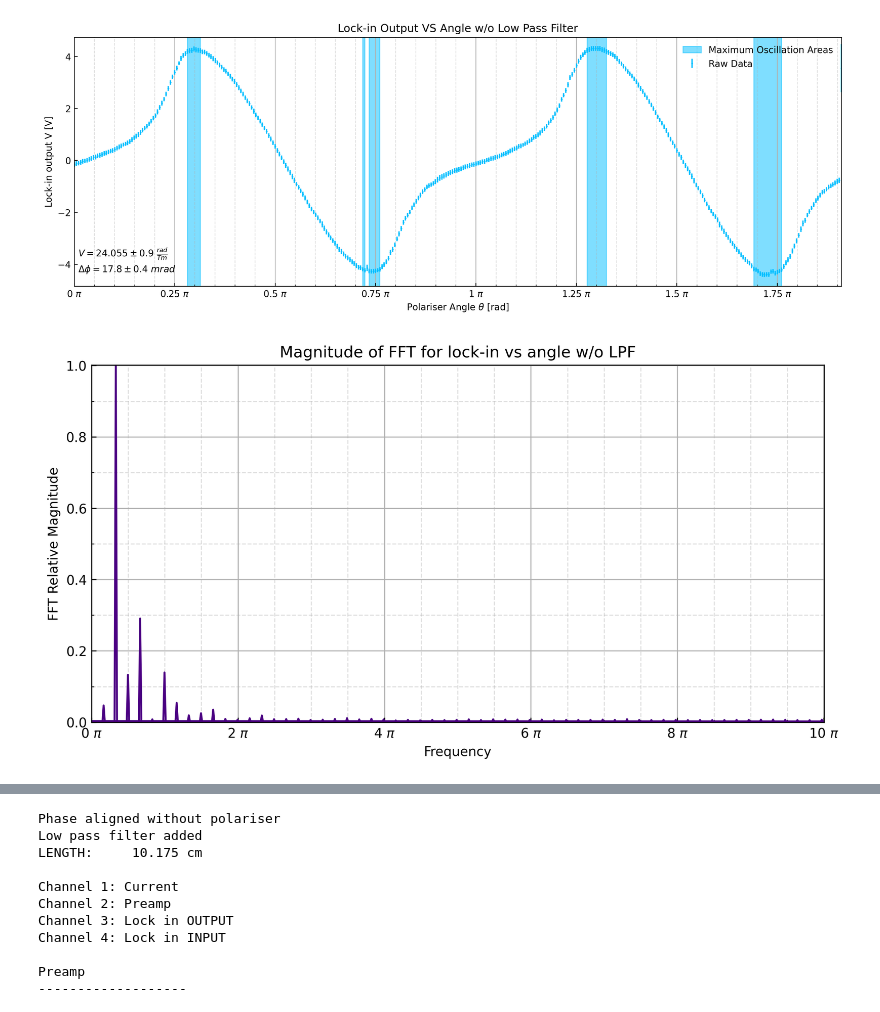
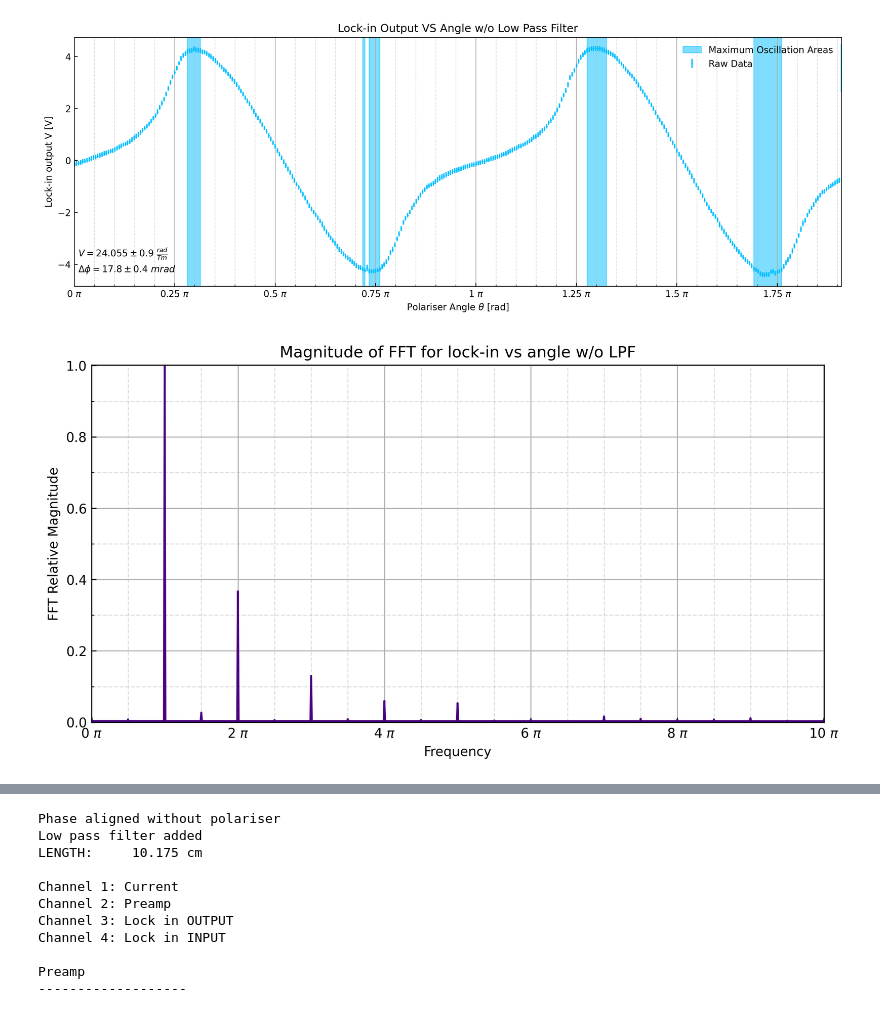
Before and after one commit to PanosEconomou/advanced-lab, a Jupyter notebook: 2.Faraday-Rotation/1.Lab-Data/7.FARADAY__Mar-29-2021__14-40-24/7.AC_ANALYSIS.ipynb, the cells around one changed output, grey strips where cells are left out. Saved outputs shown, nothing was run; the diff lists cells and outputs as text; code cells hidden in the pictures.

Commit message:
Phase Corrections

```diff
--- a/2.Faraday-Rotation/1.Lab-Data/7.FARADAY__Mar-29-2021__14-40-24/7.AC_ANALYSIS.ipynb
+++ b/2.Faraday-Rotation/1.Lab-Data/7.FARADAY__Mar-29-2021__14-40-24/7.AC_ANALYSIS.ipynb
@@ -314,7 +314,10 @@ V:       24.055327918399673 0.9275073203711743
 import numpy.fft as fft
 
 N=50
-fit_voltage = np.tile(voltage,10)
+Npts = int(360/angle_correction * 360)
+fit_voltage = np.append(voltage,np.linspace(voltage[-2],voltage[0],Npts-360))
+fit_voltage = np.tile(fit_voltage,N)
+fit_angles = np.tile(np.linspace(0,360,Npts),N)
 
 F = fft.fft(fit_voltage)
 Freq = fft.fftfreq(len(fit_voltage),((angles[2]-angles[1])/180*np.pi))
@@ -324,38 +327,38 @@ Freq = fft.fftfreq(len(fit_voltage),((angles[2]-angles[1])/180*np.pi))
 fig = plt.figure(figsize=(10,5),dpi=300)
 ax = fig.add_subplot(111)
 
-ax.plot(Freq,abs(F)/max(abs(F)),c='indigo')
+ax.plot(Freq*np.pi,abs(F)/max(abs(F)),c='indigo')
 
 # Make the figure look pretty
 min_x = 0
 max_x = 10+0.001
 min_y = 0
 max_y = 1+0.001
 
 ax.set_title('Magnitude of FFT for lock-in vs angle w/o LPF')
 ax.set_xlabel(r'Frequency')
 ax.set_ylabel(r'FFT Relative Magnitude')
 
 ax.set_xlim(min_x, max_x)
 grid_x_major = np.arange(min_x, max_x, 2)
 grid_x_minor = np.arange(min_x, max_x, 2/4)
 
 ax.set_xticks(grid_x_major)
 ax.set_xticks(grid_x_minor,minor=True)
 ax.xaxis.grid(True, which='both')
 
 ax.set_ylim(min_y,max_y)
 grid_y_major = np.arange(min_y, max_y, 0.2)
 grid_y_minor = np.arange(min_y, max_y, 0.1)
 
 ax.set_yticks(grid_y_major)
 ax.set_yticks(grid_y_minor,minor=True)
 ax.yaxis.grid(True, which='both')
 
 
 ax.grid(which='minor', alpha=0.4, linestyle='--')
 ax.tick_params(axis="both",which="both", direction="in")
 
 ax.xaxis.set_major_formatter(matplotlib.ticker.FormatStrFormatter('%g $\pi$'))
 # %% [output]
-[figure, old version]
+[figure, new version]
```
Also changed, not shown: parts of 2 cells of this notebook, 6 other files.
